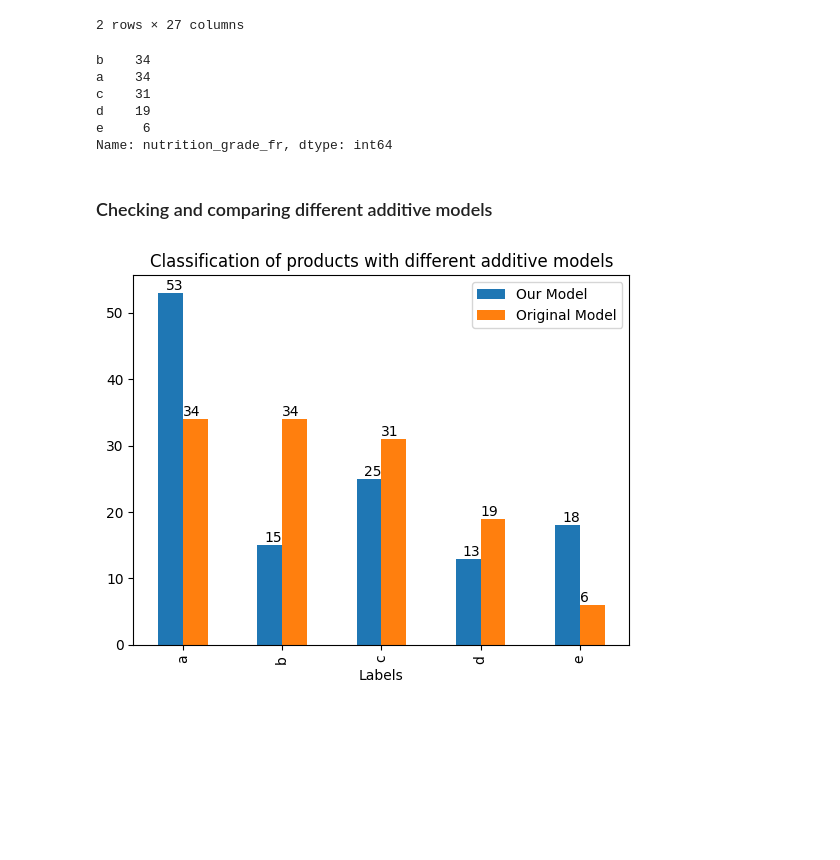
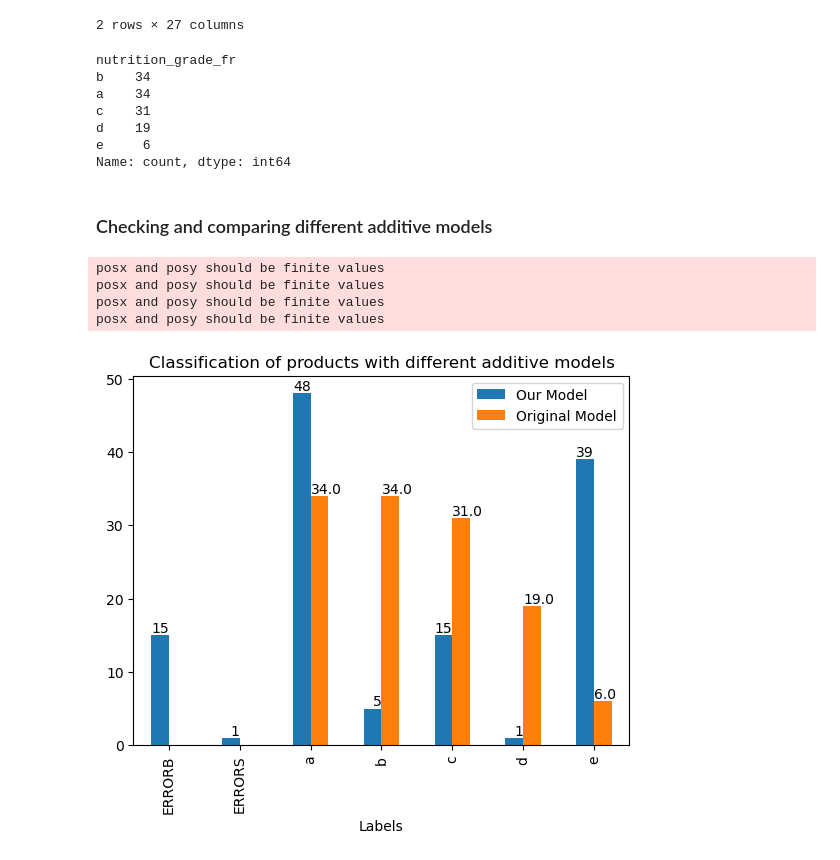
Before and after one commit to risg99/Nutriscore-Label-Decision-Modeling, a Jupyter notebook: code/additive_model.ipynb, the cells around one changed output. Drawn from its saved outputs; the diff is of its cells as text; code cells hidden in the pictures; blank space fills up the shorter version.

```diff
--- a/code/additive_model.ipynb
+++ b/code/additive_model.ipynb
@@ -52,6 +52,7 @@ def CalculatePoints(product):
 # %% [markdown]
 ### Defining criteria
 # %%
+en = "energy_points"
 su = "sugars_points"
 fa = "saturated_fat_points"
 sa = "sodium_points"
@@ -59,7 +60,7 @@ pr = "proteins_points"
 fi = "fiber_points"
 fr = "fruit_points"
 
-criteria_to_minimize = {su, fa, sa}
+criteria_to_minimize = {en, su, fa, sa}
 criteria_to_maximize = {pr, fi, fr}
 # %% [markdown]
 ### Defining Additive Models
@@ -80,7 +81,8 @@ def new_scale_transform(df):
 # %%
 def our_model(df):
     # 40 − F(x) = 40 - F(x'_en, x'_su, x'_fa, x'_sa, x'_pr, x'_fi, x'_fr) = 40 - x'_en + x'_su + x'_fa + x'_sa + 1/2(x'_pr + x'_fi) + x'fr
-    return (40 - (df[su] + df[fa] + df[sa] + (1/2 * (df[pr] + df[fi]) + df[fr]))).astype(int)
+    return 13.1 - (0.5*df[en] + 0.1*df[su] + 0.4*df[fa] + 0.05*df[sa] + 0.3*df[pr] + 0.2*df[fi] + 0.001*df[fr])
+    # return (40 - (df[su] + df[fa] + df[sa] + (1/2 * (df[pr] + df[fi]) + df[fr]))).astype(int)
 # %% [markdown]
 ### Defining Labels for Additive Models
 # %%
@@ -88,17 +90,18 @@ def normal_model_labels(df):
     score = df['our_total_points']
     def solid_food_labels(score):
         return np.where(score < 0, 'a',
-                        np.where(score < 3, 'a',
-                                 np.where(score < 11, 'c',
-                                          np.where(score < 19, 'd',
-                                                   np.where(score <= 40, 'e', 'ERROR')))))
+                        np.where(score < 0.52, 'a',
+                                 np.where(score < 2.6, 'c',
+                                          np.where(score < 5.3, 'd',
+                                                   np.where(score <= 13.1, 'e', 'ERRORS')))))
 
     def beverage_labels(score):
+        print(score)
         return np.where(score < 0, 'a',
-                        np.where(score < 2, 'b',
-                                 np.where(score < 6, 'c',
-                                          np.where(score < 10, 'd',
-                                                   np.where(score <= 40, 'e', 'ERROR')))))
+                        np.where(score < 0.25, 'b',
+                                 np.where(score < 1.2, 'c',
+                                          np.where(score < 2.5, 'd',
+                                                   np.where(score <= 13.1, 'e', 'ERRORB')))))
 
     # Applying labels based on 'is_beverage' column
     labels = np.where(df['is_beverage'] == 'Y',
@@ -134,30 +150,36 @@ df.head(2)
 # %%
 df['nutrition_grade_fr'].value_counts()
 # %% [output]
+nutrition_grade_fr
 b    34
 a    34
 c    31
 d    19
 e     6
-Name: nutrition_grade_fr, dtype: int64
+Name: count, dtype: int64
 # %% [markdown]
 ### Checking and comparing different additive models
 # %%
 compare = pd.DataFrame(df['our_nutrition_label'].value_counts())
+compare['our_nutrition_label'] = pd.DataFrame(df['our_nutrition_label'].value_counts())
 compare['original_label'] = df['nutrition_grade_fr'].value_counts()
 compare['Labels'] = compare.index
 compare.sort_index(inplace = True)
 
 fig, ax = plt.subplots()
 compare.plot(x = 'Labels', y = ['our_nutrition_label', 'original_label'], kind="bar", ax=ax, title="Classification of products with different additive models")
 ax.legend(["Our Model","Original Model"])
 
 for i, val in enumerate(compare['our_nutrition_label']):
     ax.text(i, val, str(val), ha='right', va='bottom')
 
 for i, val in enumerate(compare['original_label']):
     ax.text(i, val, str(val), ha='left', va='bottom')
 
 plt.show()
 # %% [output]
+posx and posy should be finite values
+posx and posy should be finite values
+posx and posy should be finite values
+posx and posy should be finite values
-[figure, old version]
+[figure, new version]
```
Also changed, not shown: parts of 1 cell of this notebook.
